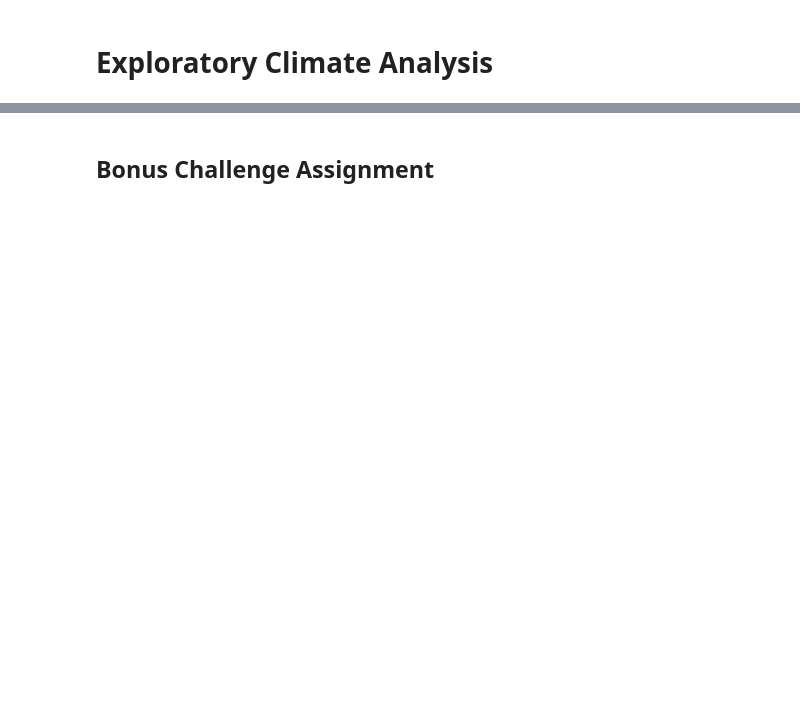
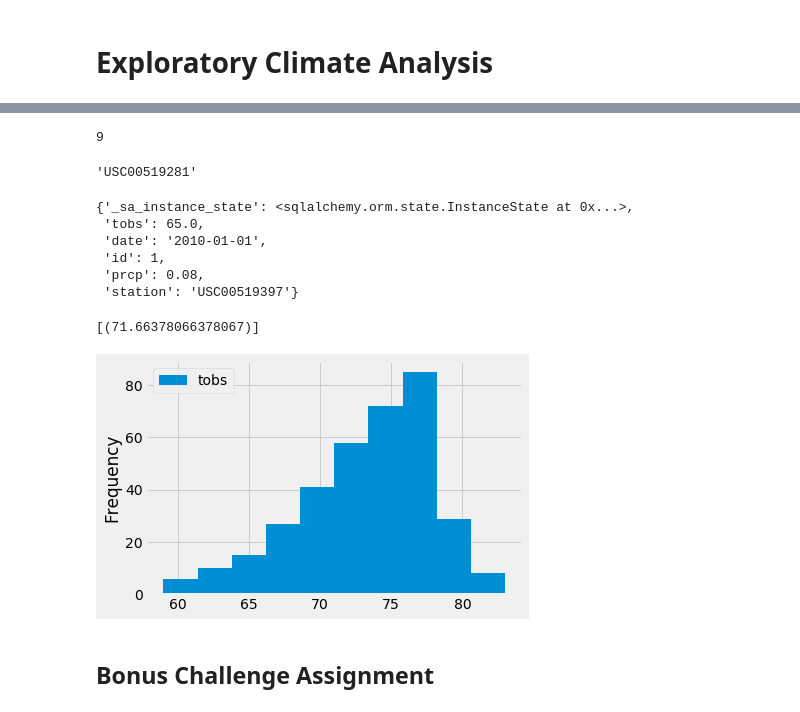
Before and after one commit to Danne-Paredes/sqlalchemy-challenge, a Jupyter notebook: climate_starter.ipynb, the cells around one changed output, grey strips where cells are left out. Drawn from its saved outputs; the diff is of its cells as text; code cells hidden in the pictures; blank space fills up the shorter version.

```diff
--- a/climate_starter.ipynb
+++ b/climate_starter.ipynb
@@ -76,14 +106,58 @@ querydate
 # %%
 # Design a query to show how many stations are available in this dataset?
+station_count = session.query(station.id).count()
+station_count
+# %% [output]
+9
 # %%
 # What are the most active stations? (i.e. what stations have the most rows)?
 # List the stations and the counts in descending order.
+sel = [measurement.station,func.count(measurement.station)]
+most_active = session.query(*sel).\
+    group_by(measurement.station).\
+    order_by(func.count(measurement.station).desc()).all()
+most_active_station = most_active[0][0]
+most_active_station
+# %% [output]
+'USC00519281'
+# %%
+first_row.__dict__
+# %% [output]
+{'_sa_instance_state': <sqlalchemy.orm.state.InstanceState at 0x...>,
+ 'tobs': 65.0,
+ 'date': '2010-01-01',
+ 'id': 1,
+ 'prcp': 0.08,
+ 'station': 'USC00519397'}
 # %%
 # Using the station id from the previous query, calculate the lowest temperature recorded,
 # highest temperature recorded, and average temperature of the most active station?
+min_tobs = session.query(func.min(measurement.tobs)).filter(measurement.station == most_active_station).all()
+min_tobs
+
+max_tobs = session.query(func.max(measurement.tobs)).filter(measurement.station == most_active_station).all()
+max_tobs
+
+avg_tobs = session.query(func.avg(measurement.tobs)).filter(measurement.station == most_active_station).all()
+avg_tobs
+# %% [output]
+[(71.66378066378067)]
 # %%
 # Choose the station with the highest number of temperature observations.
 # Query the last 12 months of temperature observation data for this station and plot the results as a histogram
+
+tobs_query = session.query(measurement.tobs).\
+    filter(measurement.date >= query_date).\
+    filter(measurement.station == most_active_station).all()
+
+# Save the query results as a Pandas DataFrame and set the index to the date column
+query_df = pd.DataFrame(tobs_query)
+query_df
+# Sort the dataframe by date
+
+hist = query_df.plot.hist()
+# %% [output]
+[figure, added]
 # %% [markdown]
 ## Bonus Challenge Assignment
 # %%
```
Also changed, not shown: parts of 7 cells of this notebook, 1 other file.
